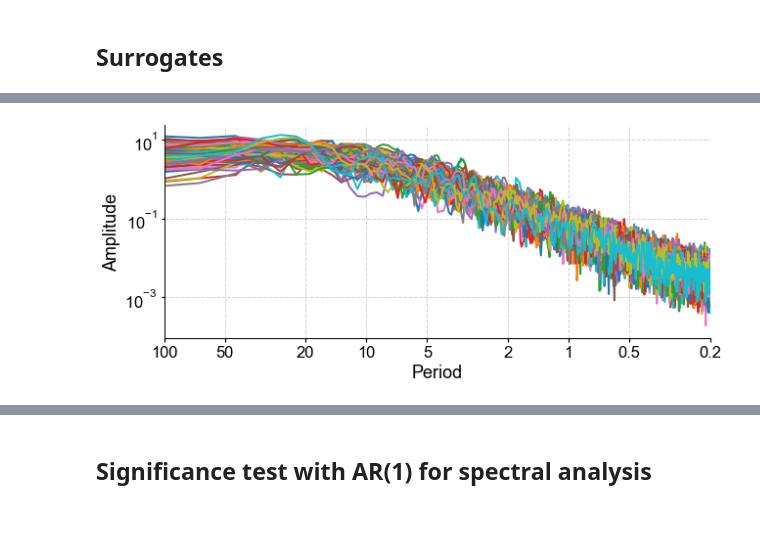
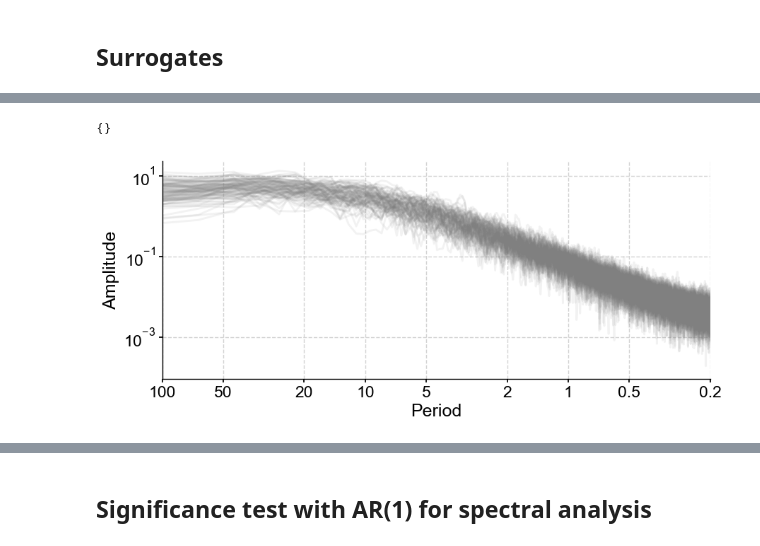
Before and after one commit to LinkedEarth/Pyleoclim_util, a Jupyter notebook: example_notebooks/test_ui.ipynb, the cells around one changed output, grey strips where cells are left out. Saved outputs shown, nothing was run; the diff lists cells and outputs as text; code cells hidden in the pictures; blank space fills up the shorter version.

Commit message:
Add plot_kwargs as attribute for PSD obj

```diff
--- a/example_notebooks/test_ui.ipynb
+++ b/example_notebooks/test_ui.ipynb
@@ -130,9 +134,13 @@ fig, ax = surr.plot()
 # %%
 surr_psd = surr.spectral(method='mtm')
+# %%
+print(surr_psd.psd_list[0].plot_kwargs)
+# %% [output]
+{}
 # %%
-fig, ax = surr_psd.plot()
+fig, ax = surr_psd.plot(plot_kwargs={'color': 'gray', 'alpha': 0.1})
 # %% [output]
-[figure, old version]
+[figure, new version]
 # %%
 surr_qs = surr_psd.quantiles()
 # %%
```
Also changed, not shown: parts of 3 cells of this notebook, 6 other files.
